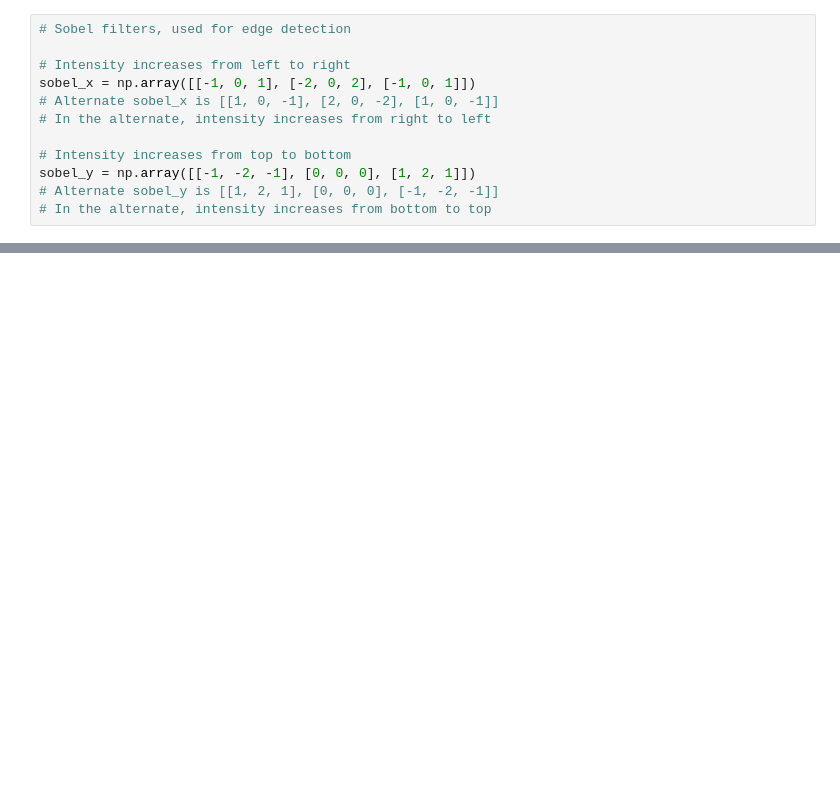
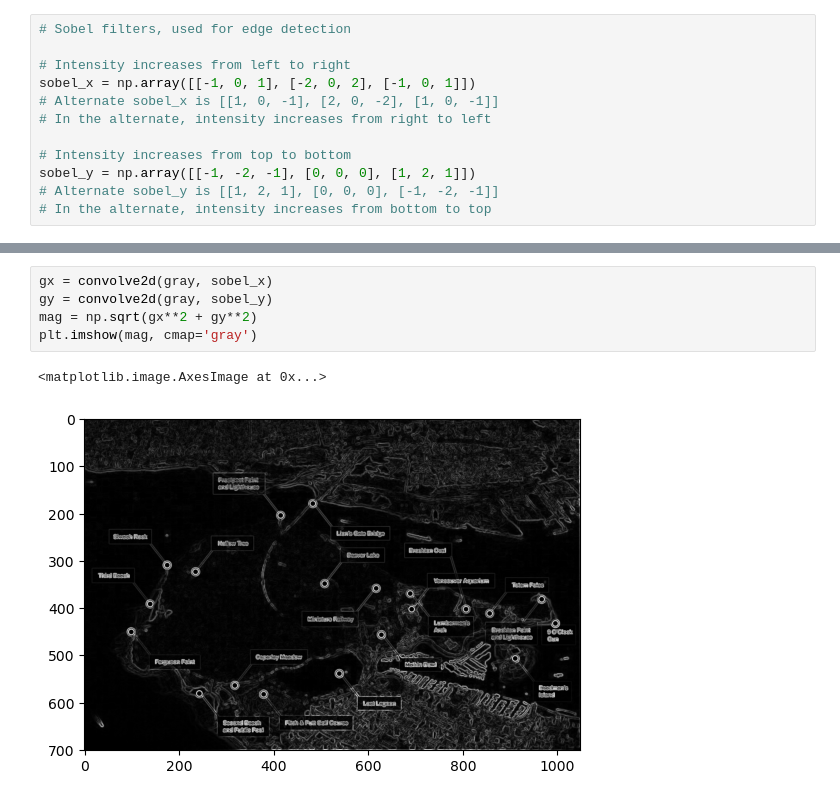
Before and after one commit to inhwamo/DLPrereqsNumpy, a Jupyter notebook: scipyexercise.ipynb, the cells around one changed output, grey strips where cells are left out. Cells and saved outputs as stored; diff of their text form; blank space fills up the shorter version.

```diff
--- a/scipyexercise.ipynb
+++ b/scipyexercise.ipynb
@@ -49,0 +43,8 @@ mag = np.sqrt(gx**2 + gy**2)
+# %%
+gx = convolve2d(gray, sobel_x)
+gy = convolve2d(gray, sobel_y)
+mag = np.sqrt(gx**2 + gy**2)
+plt.imshow(mag, cmap='gray')
+# %% [output]
+<matplotlib.image.AxesImage at 0x...>
+[figure, added]
```
Also changed, not shown: parts of 3 cells of this notebook, 4 other files.
